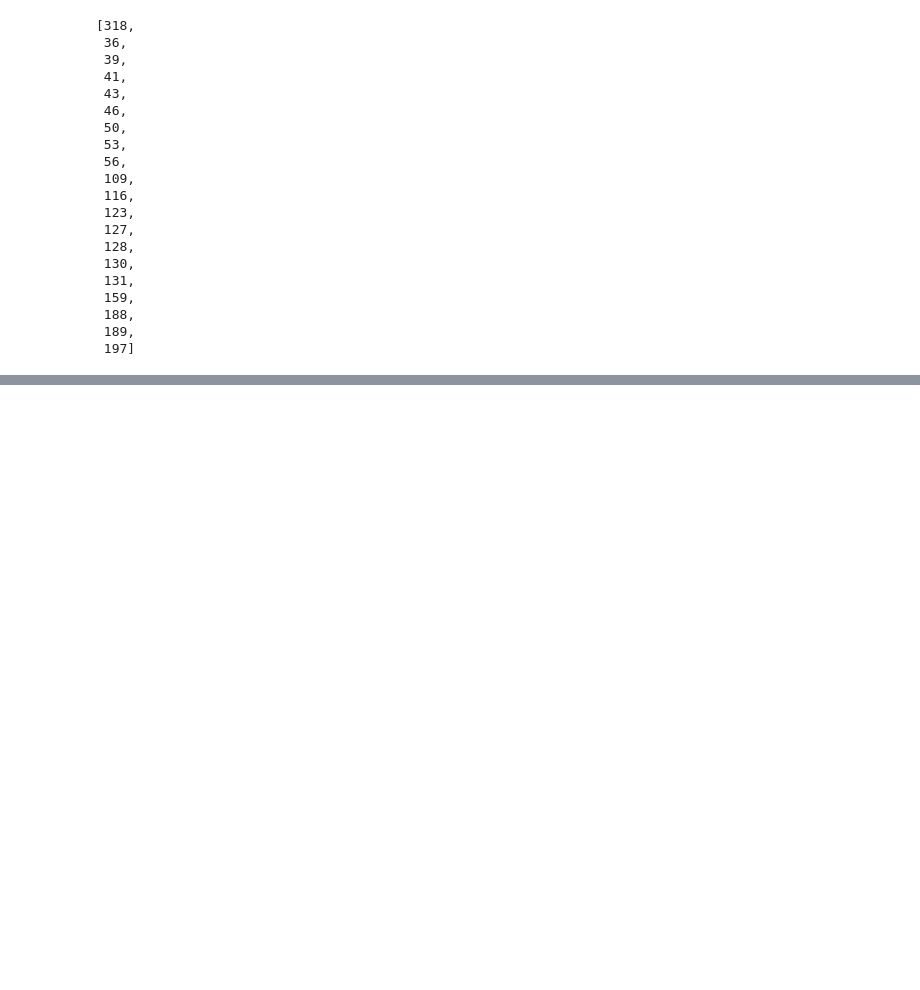
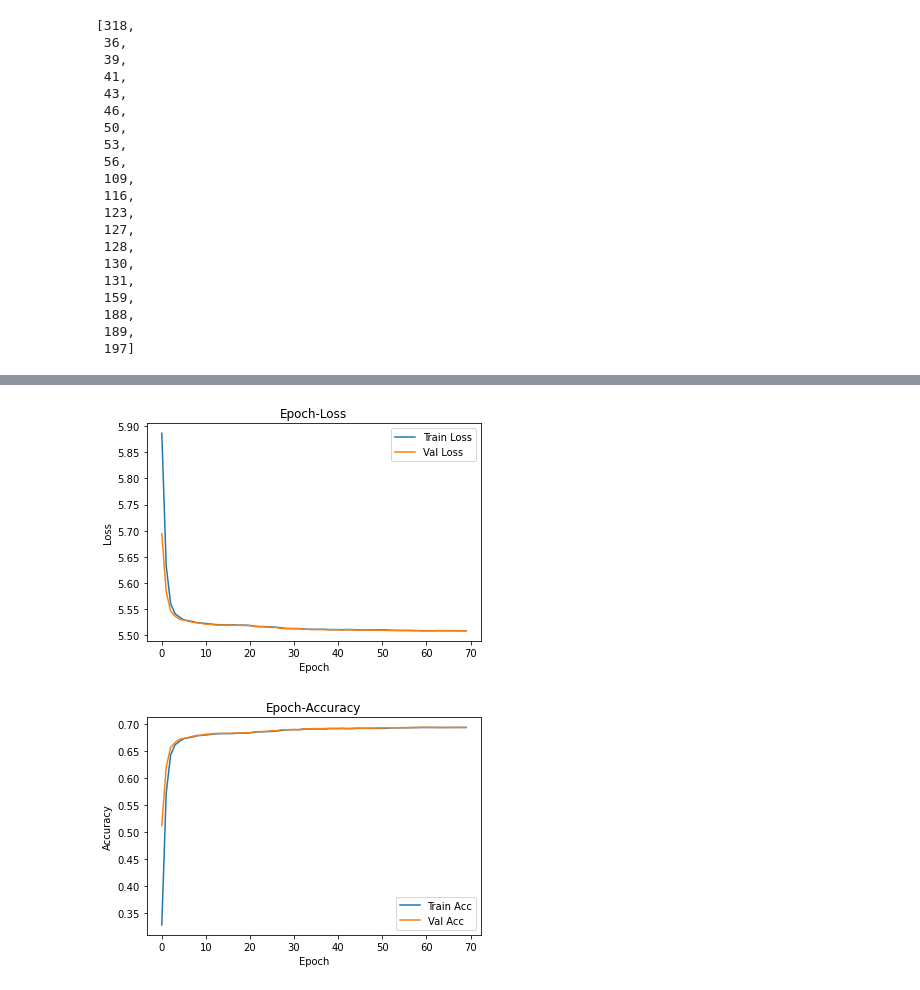
Before and after one commit to XDZhelheim/TrafficFlowModel, a Jupyter notebook: model/road_embed.ipynb, the cells around one changed output, grey strips where cells are left out. Cells and saved outputs as stored; diff of their text form; code cells hidden in the pictures; blank space fills up the shorter version.

```diff
--- a/model/road_embed.ipynb
+++ b/model/road_embed.ipynb
@@ -293,0 +369,6 @@ Testset:        x-torch.Size([189642, 5])       y-torch.Size([189642])
+# %%
+model=DontKnowWhat2EatNN(embed_dim=16, hidden_dim=64, net_type="lstm").cuda()
+criterion=torch.nn.CrossEntropyLoss()
+optimizer=torch.optim.Adam(model.parameters(), lr=0.001)
+train(model, train_loader, val_loader, optimizer, criterion, max_epochs=1000, early_stop=10, verbose=1, plot=True, gpu=True, log=None)
+# %% [output]
@@ -294 +392,3 @@ Testset:        x-torch.Size([189642, 5])       y-torch.Size([189642])
+[figure, added]
+[figure, added]
 # %%
```
Also changed, not shown: parts of 14 cells of this notebook, 1 other file.
